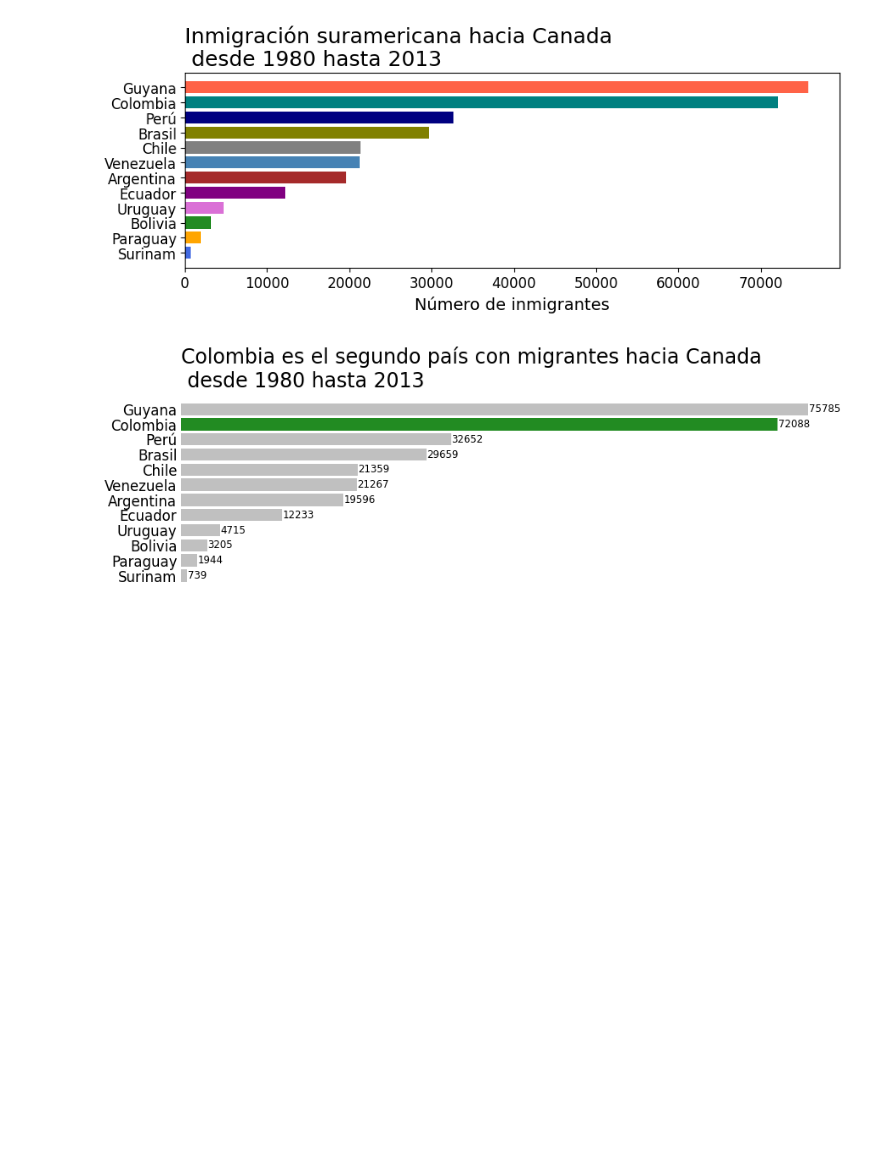
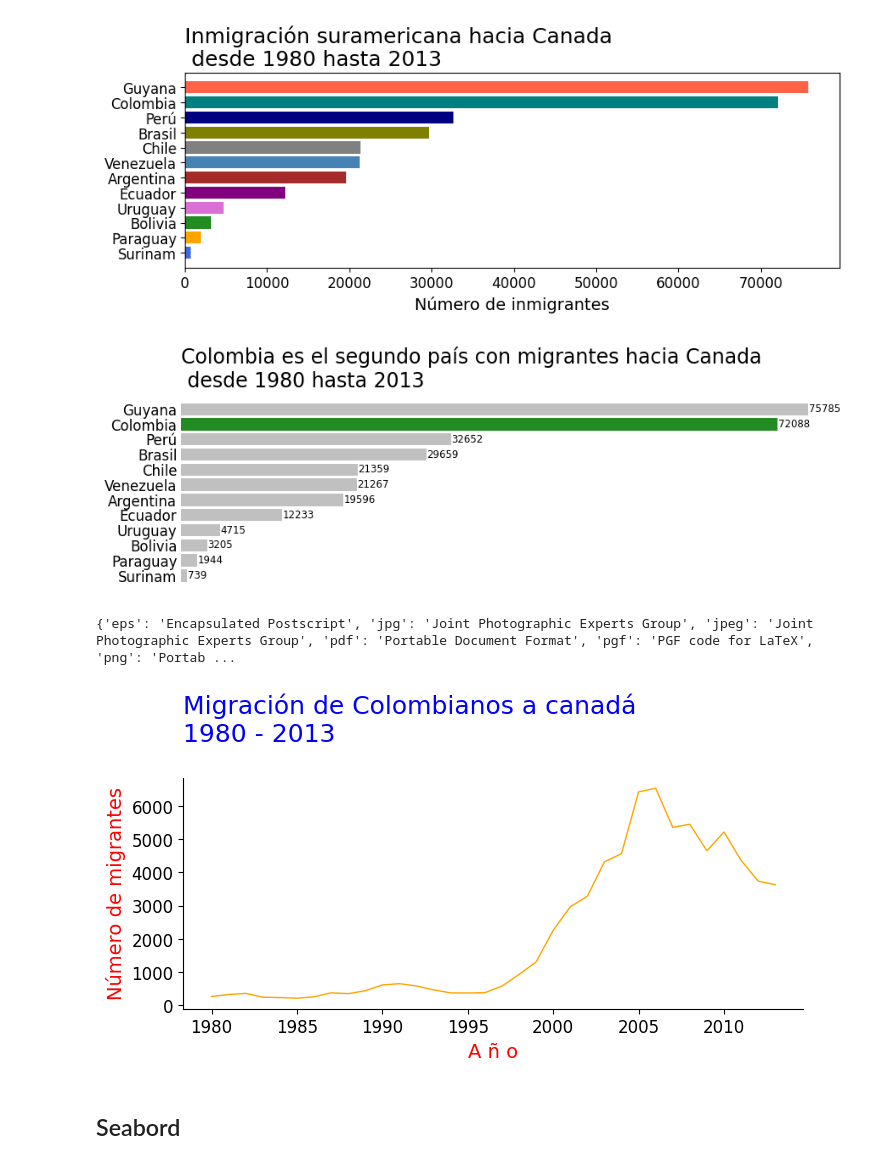
Before and after one commit to Goyo0117970/Visualizaci-n, a Jupyter notebook: visualizacion_de_datos_con_python.ipynb, the cells around one changed output. Cells and saved outputs as stored; diff of their text form; code cells hidden in the pictures; blank space fills up the shorter version.

```diff
--- a/visualizacion_de_datos_con_python.ipynb
+++ b/visualizacion_de_datos_con_python.ipynb
@@ -317,3 +319,29 @@ for i,j in enumerate(sudamerica_sorted['Total']):
 plt.show()
 # %% [output]
 [figure]
+# %%
+#Formatos para guardar archivos
+print(fig.canvas.get_supported_filetypes())
+# %% [output]
+{'eps': 'Encapsulated Postscript', 'jpg': 'Joint Photographic Experts Group', 'jpeg': 'Joint Photographic Experts Group', 'pdf': 'Portable Document Format', 'pgf': 'PGF code for LaTeX', 'png': 'Portab ...
+# %%
+fig, ax = plt.subplots(figsize=(8,3))
+ax.plot(datos_col['Año'],datos_col['Inmigrantes'], color='orange', lw=1)
+ax.xaxis.set_major_locator(plt.MultipleLocator(5))
+ax.yaxis.set_major_locator(plt.MultipleLocator(1000))
+ax.set_title('Migración de Colombianos a canadá \n1980 - 2013 \n ', color ='blue', fontsize=18, loc= 'left')
+ax.set_xlabel('A ñ o',color ='red', fontsize=14)
+ax.set_ylabel('Número de migrantes',color ='red', fontsize=14)
+ax.xaxis.set_tick_params(labelsize=12)
+ax.yaxis.set_tick_params(labelsize=12)
+
+ax.spines['top'].set_visible(False)
+ax.spines['right'].set_visible(False)
+
+fig.savefig('/content/inmigrantescolombia canada.png',
+            transparent=False,dpi=300,bbox_inches='tight')
+plt.show()
+# %% [output]
+[figure, added]
+# %% [markdown]
+## Seabord
```
Also changed, not shown: parts of 5 cells of this notebook.
